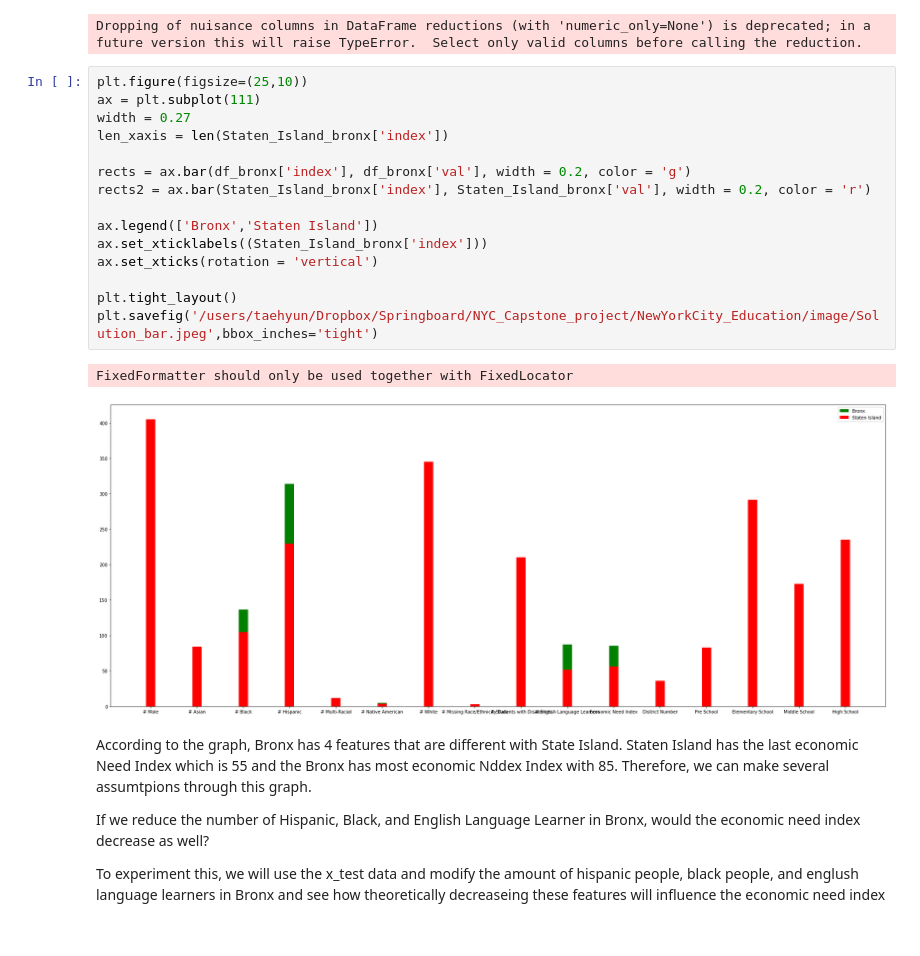
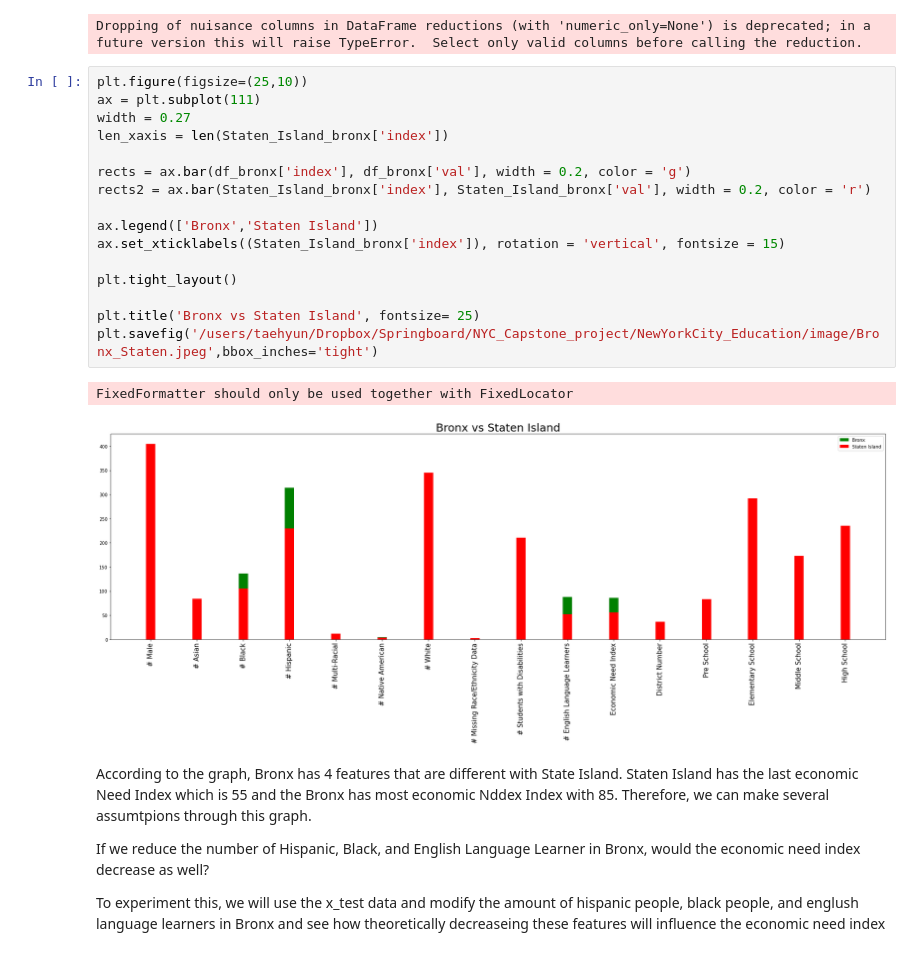
Before and after one commit to taehyun53/NYC-Yearly-High-School-Economic-Need, a Jupyter notebook: NewYorkCity_Education/notebook/Preprocessing and Modeling.ipynb, the cells around one changed output. Drawn from its saved outputs; the diff is of its cells as text.

```diff
--- a/NewYorkCity_Education/notebook/Preprocessing and Modeling.ipynb
+++ b/NewYorkCity_Education/notebook/Preprocessing and Modeling.ipynb
@@ -1029,21 +1030,22 @@ Dropping of nuisance columns in DataFrame reductions (with 'numeric_only=None')
 # %%
 plt.figure(figsize=(25,10))
 ax = plt.subplot(111)
 width = 0.27
 len_xaxis = len(Staten_Island_bronx['index'])
 
 rects = ax.bar(df_bronx['index'], df_bronx['val'], width = 0.2, color = 'g')
 rects2 = ax.bar(Staten_Island_bronx['index'], Staten_Island_bronx['val'], width = 0.2, color = 'r')
 
 ax.legend(['Bronx','Staten Island'])
-ax.set_xticklabels((Staten_Island_bronx['index']))
-ax.set_xticks(rotation = 'vertical')
+ax.set_xticklabels((Staten_Island_bronx['index']), rotation = 'vertical', fontsize = 15)
 
 plt.tight_layout()
-plt.savefig('/users/taehyun/Dropbox/Springboard/NYC_Capstone_project/NewYorkCity_Education/image/Solution_bar.jpeg',bbox_inches='tight')
+
+plt.title('Bronx vs Staten Island', fontsize= 25)
+plt.savefig('/users/taehyun/Dropbox/Springboard/NYC_Capstone_project/NewYorkCity_Education/image/Bronx_Staten.jpeg',bbox_inches='tight')
 # %% [output]
 FixedFormatter should only be used together with FixedLocator
-[figure, old version]
+[figure, new version]
 # %% [markdown]
 According to the graph, Bronx has 4 features that are different with State Island. Staten Island has the last economic Need Index which is 55 and the Bronx has most economic Nddex Index with 85. Therefore, we can make several assumtpions through this graph.
 
```
Also changed, not shown: parts of 2 cells of this notebook, 10 other files.
